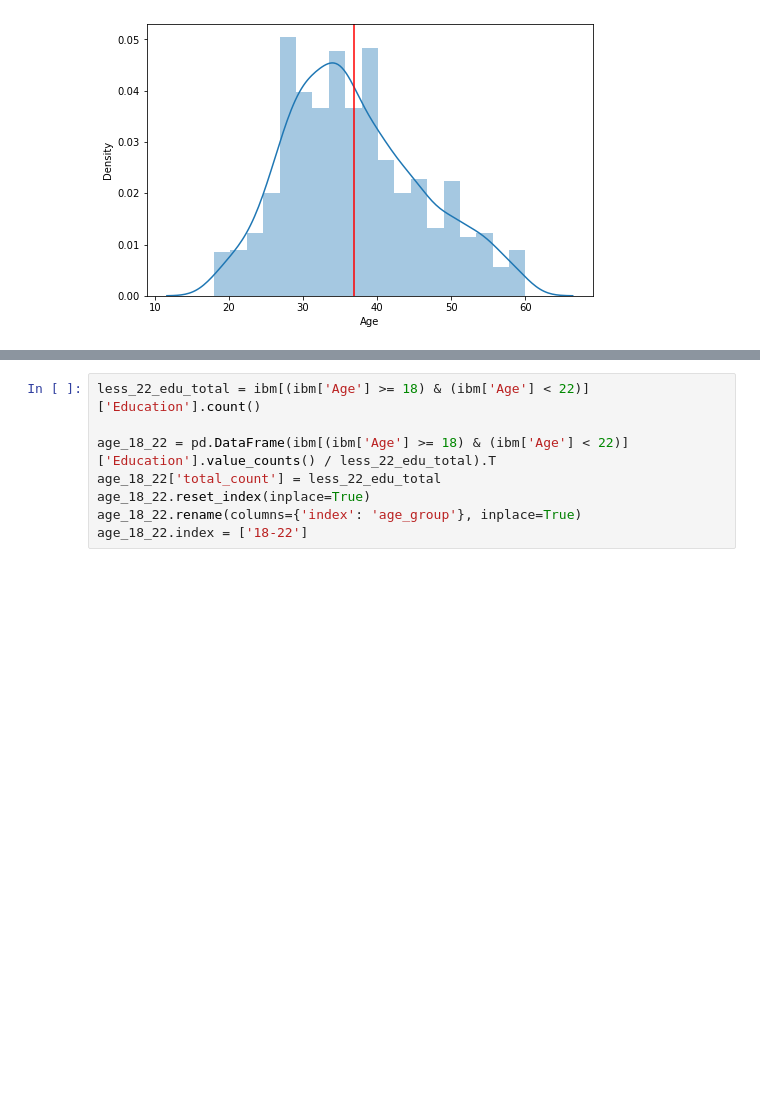
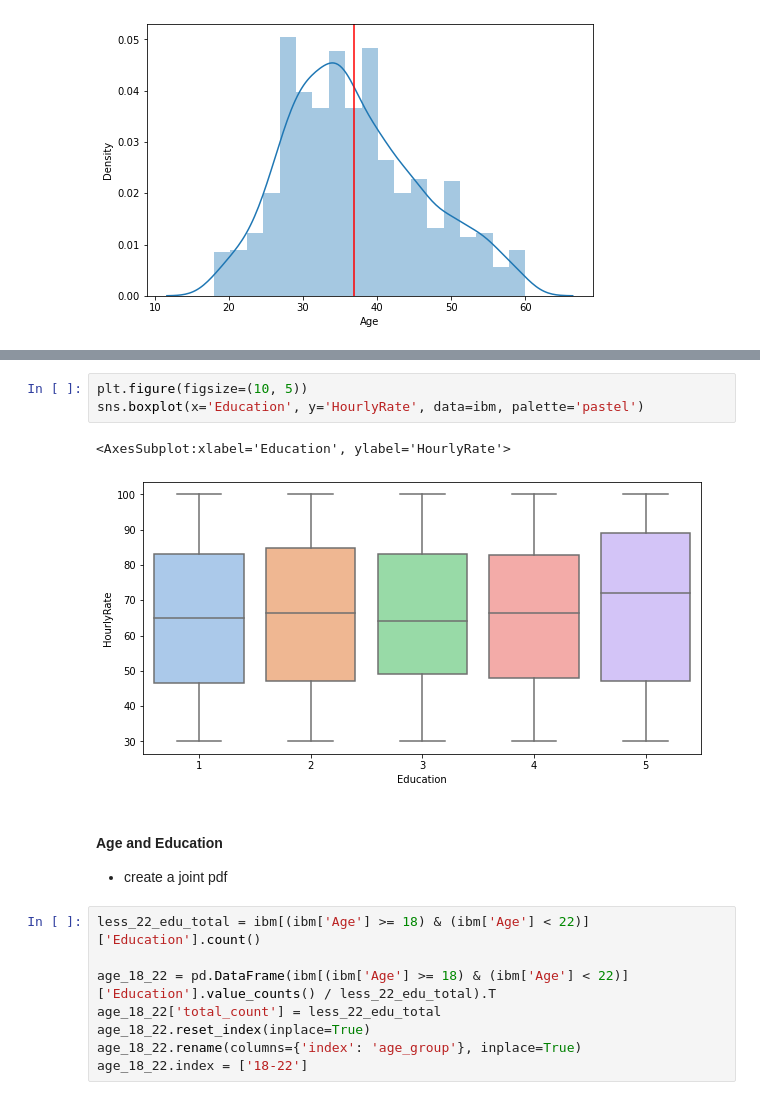
Before and after one commit to rage-against-the-machine-learning/simulate-employee-attrition, a Jupyter notebook: notebooks/LogReg.ipynb, the cells around one changed output, grey strips where cells are left out. Cells and saved outputs as stored; diff of their text form; blank space fills up the shorter version.

```diff
--- a/notebooks/2021-10-16-Data-EDA.ipynb
+++ b/notebooks/LogReg.ipynb
@@ -151,3 +162,12 @@ expo_fig.savefig('../reports/figures/expo-distributions.png')
+# %%
+plt.figure(figsize=(10, 5))
+sns.boxplot(x='Education', y='HourlyRate', data=ibm, palette='pastel')
+# %% [output]
+<AxesSubplot:xlabel='Education', ylabel='HourlyRate'>
+[figure, added]
+# %% [markdown]
+#### Age and Education
+- create a joint pdf
 # %%
 less_22_edu_total = ibm[(ibm['Age'] >= 18) & (ibm['Age'] < 22)]['Education'].count()
 
```
Also changed, not shown: parts of 24 cells of this notebook, 2 other files.
